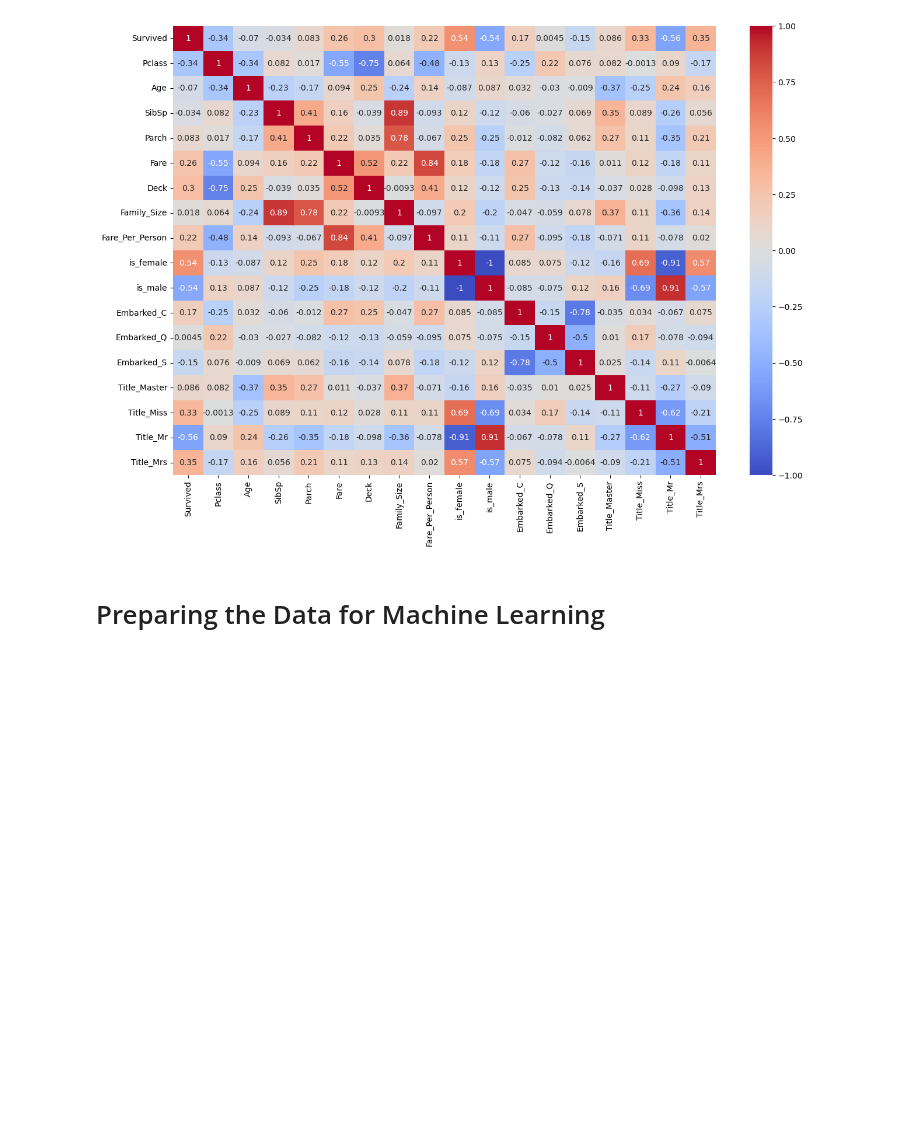
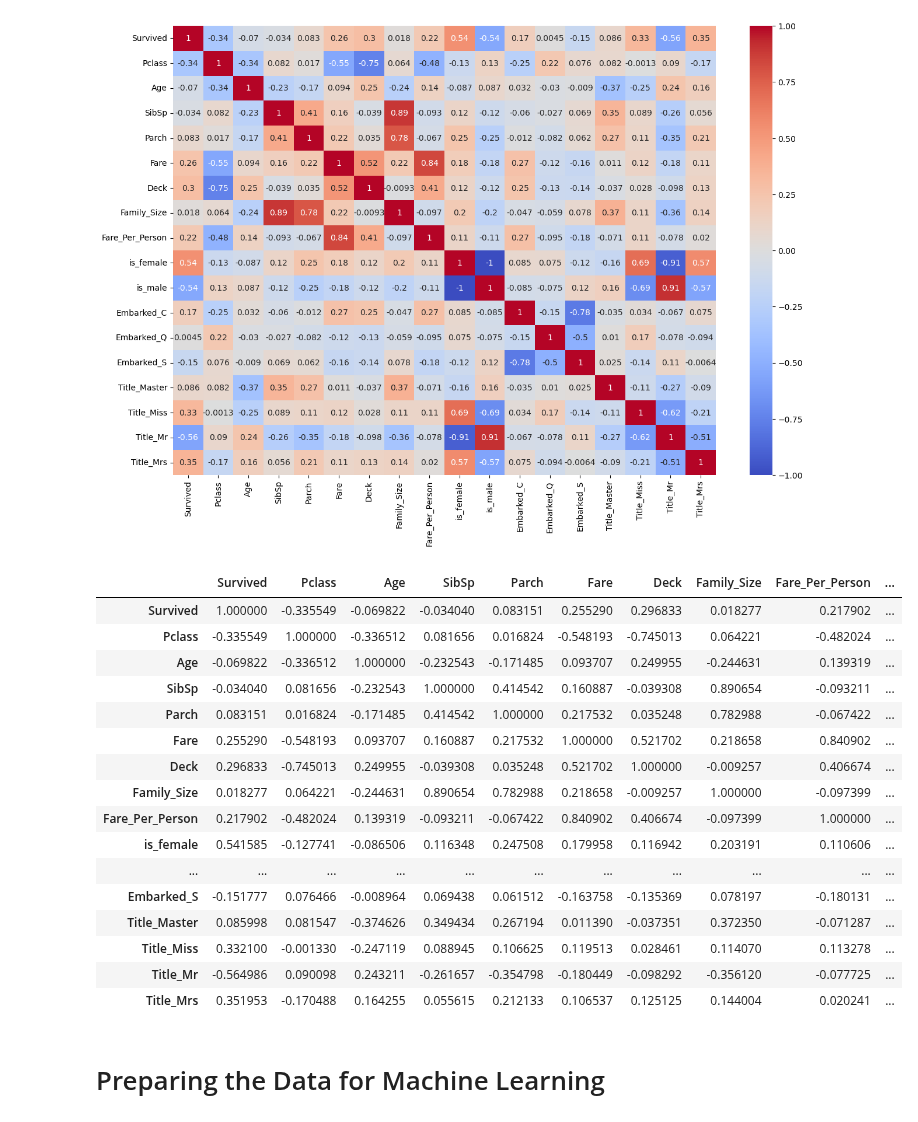
Before and after one commit to alliajagbe/titanic-survival, a Jupyter notebook: survival.ipynb, the cells around one changed output. Saved outputs shown, nothing was run; the diff lists cells and outputs as text; code cells hidden in the pictures; blank space fills up the shorter version.

```diff
--- a/survival.ipynb
+++ b/survival.ipynb
@@ -417,6 +417,26 @@ sns.heatmap(encoded_train2.corr(), annot=True, cmap='coolwarm')
 plt.show()
 # %% [output]
 [figure]
+# %%
+encoded_train2.corr()
+# %% [output]
+|  | Survived | Pclass | Age | SibSp | Parch | Fare | Deck | Family_Size | Fare_Per_Person | ... |
+| Survived | 1.000000 | -0.335549 | -0.069822 | -0.034040 | 0.083151 | 0.255290 | 0.296833 | 0.018277 | 0.217902 | ... |
+| Pclass | -0.335549 | 1.000000 | -0.336512 | 0.081656 | 0.016824 | -0.548193 | -0.745013 | 0.064221 | -0.482024 | ... |
+| Age | -0.069822 | -0.336512 | 1.000000 | -0.232543 | -0.171485 | 0.093707 | 0.249955 | -0.244631 | 0.139319 | ... |
+| SibSp | -0.034040 | 0.081656 | -0.232543 | 1.000000 | 0.414542 | 0.160887 | -0.039308 | 0.890654 | -0.093211 | ... |
+| Parch | 0.083151 | 0.016824 | -0.171485 | 0.414542 | 1.000000 | 0.217532 | 0.035248 | 0.782988 | -0.067422 | ... |
+| Fare | 0.255290 | -0.548193 | 0.093707 | 0.160887 | 0.217532 | 1.000000 | 0.521702 | 0.218658 | 0.840902 | ... |
+| Deck | 0.296833 | -0.745013 | 0.249955 | -0.039308 | 0.035248 | 0.521702 | 1.000000 | -0.009257 | 0.406674 | ... |
+| Family_Size | 0.018277 | 0.064221 | -0.244631 | 0.890654 | 0.782988 | 0.218658 | -0.009257 | 1.000000 | -0.097399 | ... |
+| Fare_Per_Person | 0.217902 | -0.482024 | 0.139319 | -0.093211 | -0.067422 | 0.840902 | 0.406674 | -0.097399 | 1.000000 | ... |
+| is_female | 0.541585 | -0.127741 | -0.086506 | 0.116348 | 0.247508 | 0.179958 | 0.116942 | 0.203191 | 0.110606 | ... |
+| ... | ... | ... | ... | ... | ... | ... | ... | ... | ... | ... |
+| Embarked_S | -0.151777 | 0.076466 | -0.008964 | 0.069438 | 0.061512 | -0.163758 | -0.135369 | 0.078197 | -0.180131 | ... |
+| Title_Master | 0.085998 | 0.081547 | -0.374626 | 0.349434 | 0.267194 | 0.011390 | -0.037351 | 0.372350 | -0.071287 | ... |
+| Title_Miss | 0.332100 | -0.001330 | -0.247119 | 0.088945 | 0.106625 | 0.119513 | 0.028461 | 0.114070 | 0.113278 | ... |
+| Title_Mr | -0.564986 | 0.090098 | 0.243211 | -0.261657 | -0.354798 | -0.180449 | -0.098292 | -0.356120 | -0.077725 | ... |
+| Title_Mrs | 0.351953 | -0.170488 | 0.164255 | 0.055615 | 0.212133 | 0.106537 | 0.125125 | 0.144004 | 0.020241 | ... |
 # %% [markdown]
 # Preparing the Data for Machine Learning
 # %%
```
